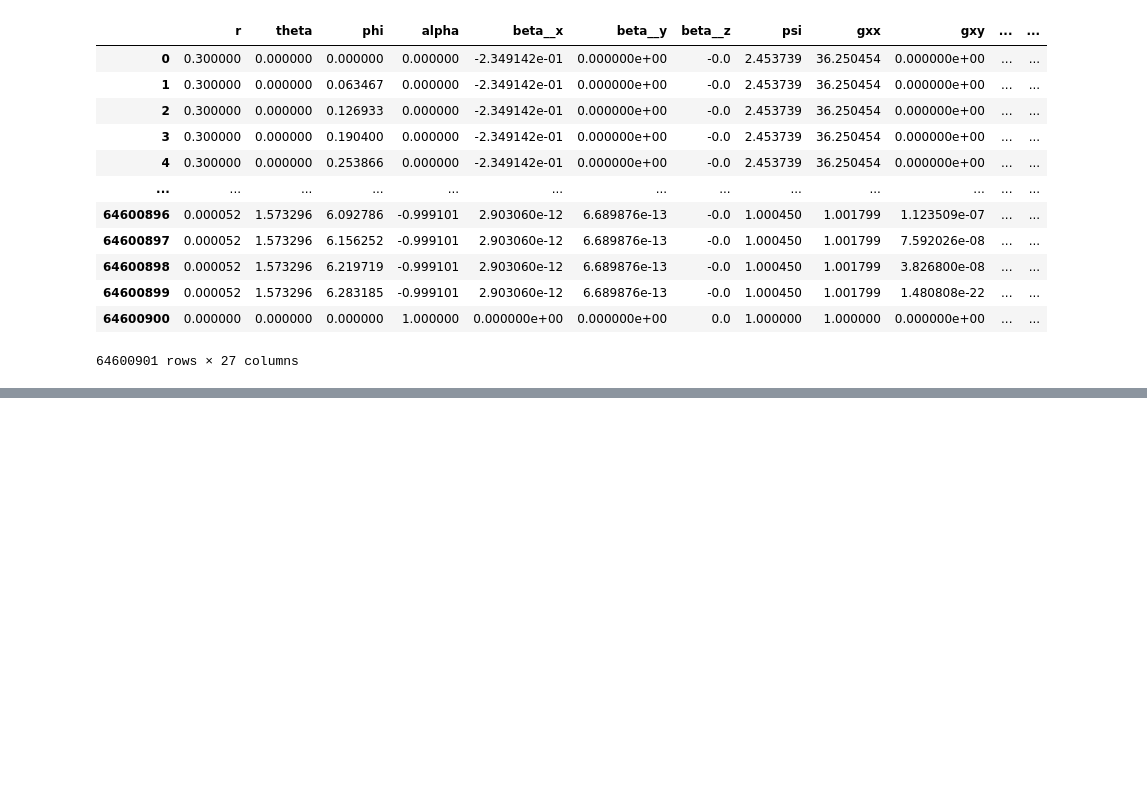
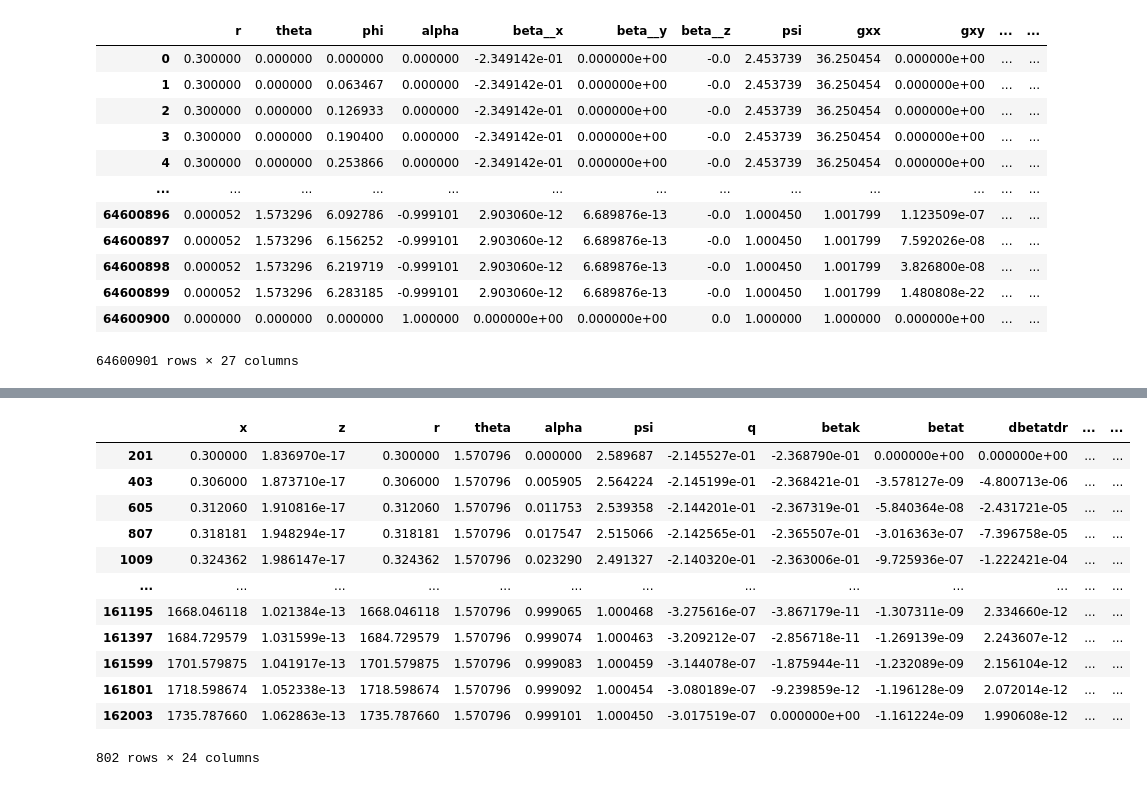
Before and after one commit to TsokarosRelativity/BlackHoleDiskProject, a Jupyter notebook: notebooks/interpolationcheck.ipynb, the cells around one changed output, grey strips where cells are left out. Cells and saved outputs as stored; diff of their text form; code cells hidden in the pictures; blank space fills up the shorter version.

```diff
--- a/notebooks/interpolationcheck.ipynb
+++ b/notebooks/interpolationcheck.ipynb
@@ -46,0 +80,54 @@ p = (0.35,)
+# %%
+df_2d["phi"] = np.float64(0.0)
+df_2d["y"] = np.float64(0.0)
+df_2d["gxx"] = (df_2d.psi**4 * np.exp(2 * df_2d.q)) * (
+    ((df_2d.x / df_2d.r) ** 2) + ((df_2d.z * np.cos(df_2d.phi) / df_2d.r) ** 2)
+) + np.sin(df_2d.phi) ** 2 * df_2d.psi**4
+df_2d["gxy"] = (
+    df_2d.psi**4
+    * np.exp(2 * df_2d.q)
+    * (df_2d.x * df_2d.y / df_2d.r**2 + df_2d.z**2 * np.cos(df_2d.phi) * np.sin(df_2d.phi) / df_2d.r**2)
+    - np.sin(df_2d.phi) * np.cos(df_2d.phi) * df_2d.psi**4
+)
+df_2d["gxz"] = (
+    df_2d.psi**4
+    * np.exp(2 * df_2d.q)
+    * (
+        df_2d.x * df_2d.z / df_2d.r**2
+        - df_2d.z * np.cos(df_2d.phi) * np.sqrt(df_2d.x**2 + df_2d.y**2) / df_2d.r**2
+    )
+)
+df_2d["gyy"] = (
+    df_2d.psi**4
+    * np.exp(2 * df_2d.q)
+    * (df_2d.y**2 / df_2d.r**2 + df_2d.z**2 * np.sin(df_2d.phi) ** 2 / df_2d.r**2)
+    + np.cos(df_2d.phi) ** 2 * df_2d.psi**4
+)
+df_2d["gyz"] = (
+    df_2d.psi**4
+    * np.exp(2 * df_2d.q)
+    * (
+        df_2d.y * df_2d.z / df_2d.r**2
+        - df_2d.z * np.sin(df_2d.phi) * np.sqrt(df_2d.x**2 + df_2d.y**2) / df_2d.r**2
+    )
+)
+df_2d["gzz"] = (
+    df_2d.psi**4 * np.exp(2 * df_2d.q) * (df_2d.x**2 + df_2d.y**2) / df_2d.r**2
+    + df_2d.psi**4 * np.exp(2 * df_2d.q) * df_2d.z**2 / df_2d.r**2
+)
+df_2d_new_xplane = df_2d[((df_2d.theta == dict(df_2d.theta.describe())["max"])) & (df_2d.phi == np.float64(0))]
+df_2d_new_xplane
+# %% [output]
+|  | x | z | r | theta | alpha | psi | q | betak | betat | dbetatdr | ... | ... |
+| 201 | 0.300000 | 1.836970e-17 | 0.300000 | 1.570796 | 0.000000 | 2.589687 | -2.145527e-01 | -2.368790e-01 | 0.000000e+00 | 0.000000e+00 | ... | ... |
+| 403 | 0.306000 | 1.873710e-17 | 0.306000 | 1.570796 | 0.005905 | 2.564224 | -2.145199e-01 | -2.368421e-01 | -3.578127e-09 | -4.800713e-06 | ... | ... |
+| 605 | 0.312060 | 1.910816e-17 | 0.312060 | 1.570796 | 0.011753 | 2.539358 | -2.144201e-01 | -2.367319e-01 | -5.840364e-08 | -2.431721e-05 | ... | ... |
+| 807 | 0.318181 | 1.948294e-17 | 0.318181 | 1.570796 | 0.017547 | 2.515066 | -2.142565e-01 | -2.365507e-01 | -3.016363e-07 | -7.396758e-05 | ... | ... |
+| 1009 | 0.324362 | 1.986147e-17 | 0.324362 | 1.570796 | 0.023290 | 2.491327 | -2.140320e-01 | -2.363006e-01 | -9.725936e-07 | -1.222421e-04 | ... | ... |
+| ... | ... | ... | ... | ... | ... | ... | ... | ... | ... | ... | ... | ... |
+| 161195 | 1668.046118 | 1.021384e-13 | 1668.046118 | 1.570796 | 0.999065 | 1.000468 | -3.275616e-07 | -3.867179e-11 | -1.307311e-09 | 2.334660e-12 | ... | ... |
+| 161397 | 1684.729579 | 1.031599e-13 | 1684.729579 | 1.570796 | 0.999074 | 1.000463 | -3.209212e-07 | -2.856718e-11 | -1.269139e-09 | 2.243607e-12 | ... | ... |
+| 161599 | 1701.579875 | 1.041917e-13 | 1701.579875 | 1.570796 | 0.999083 | 1.000459 | -3.144078e-07 | -1.875944e-11 | -1.232089e-09 | 2.156104e-12 | ... | ... |
+| 161801 | 1718.598674 | 1.052338e-13 | 1718.598674 | 1.570796 | 0.999092 | 1.000454 | -3.080189e-07 | -9.239859e-12 | -1.196128e-09 | 2.072014e-12 | ... | ... |
+| 162003 | 1735.787660 | 1.062863e-13 | 1735.787660 | 1.570796 | 0.999101 | 1.000450 | -3.017519e-07 | 0.000000e+00 | -1.161224e-09 | 1.990608e-12 | ... | ... |
+802 rows × 24 columns
```
Also changed, not shown: parts of 63 cells of this notebook, 4 other files.
